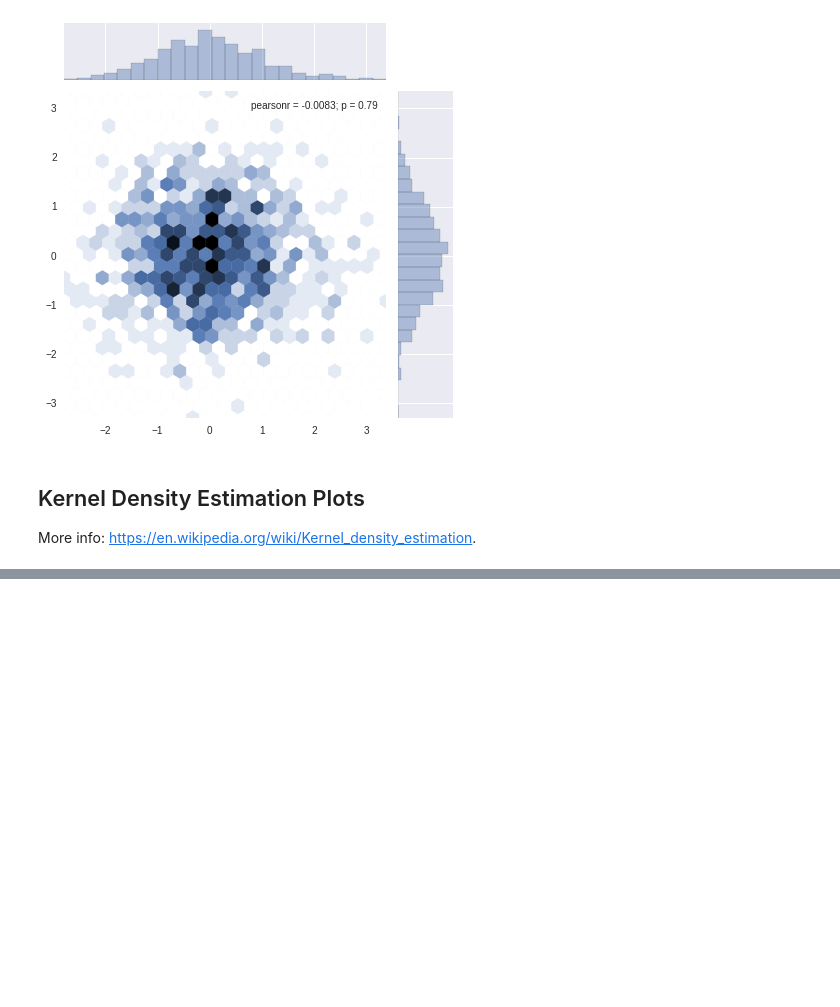
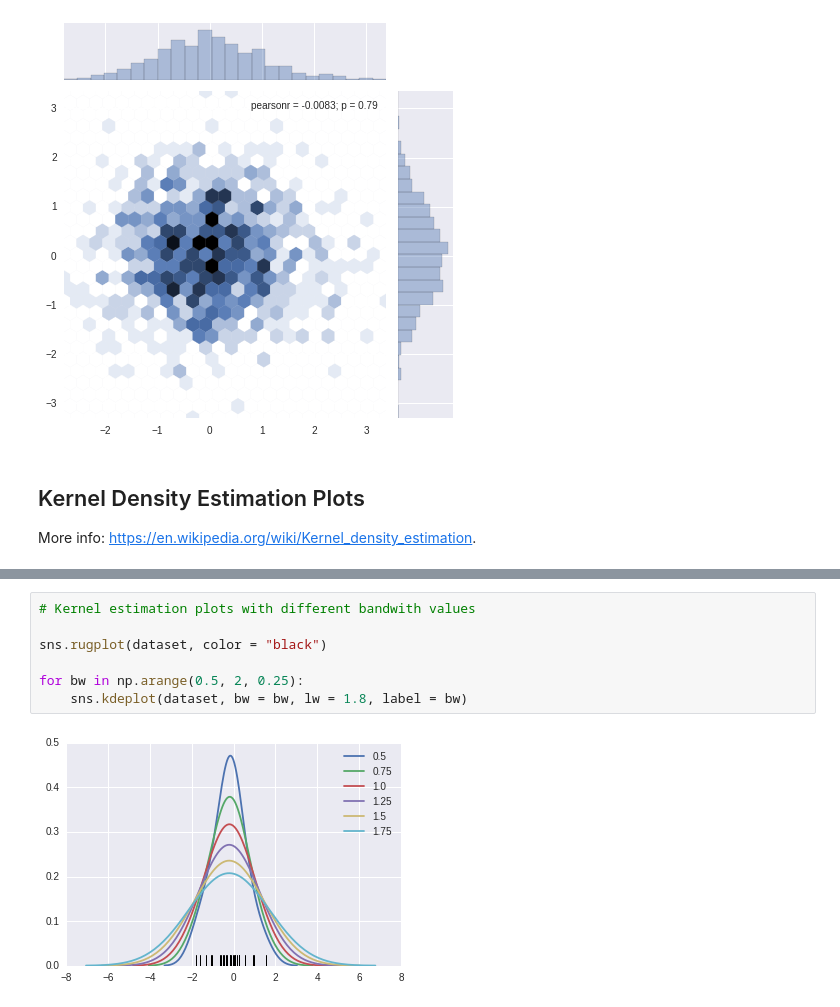
Before and after one commit to jarturomora/python-data-analysis, a Jupyter notebook: Snnipet 5 - Data visualization with Seaborn and Matplotlib.ipynb, the cells around one changed output, grey strips where cells are left out. Drawn from its saved outputs; the diff is of its cells as text; blank space fills up the shorter version.

```diff
--- a/Snnipet 5 - Data visualization with Seaborn and Matplotlib.ipynb
+++ b/Snnipet 5 - Data visualization with Seaborn and Matplotlib.ipynb
@@ -119,0 +142,9 @@ plt.ylim(0, 1)
+# %%
+# Kernel estimation plots with different bandwith values
+
+sns.rugplot(dataset, color = "black")
+
+for bw in np.arange(0.5, 2, 0.25):
+    sns.kdeplot(dataset, bw = bw, lw = 1.8, label = bw)
+# %% [output]
+[figure, added]
```
Also changed, not shown: parts of 8 cells of this notebook.
